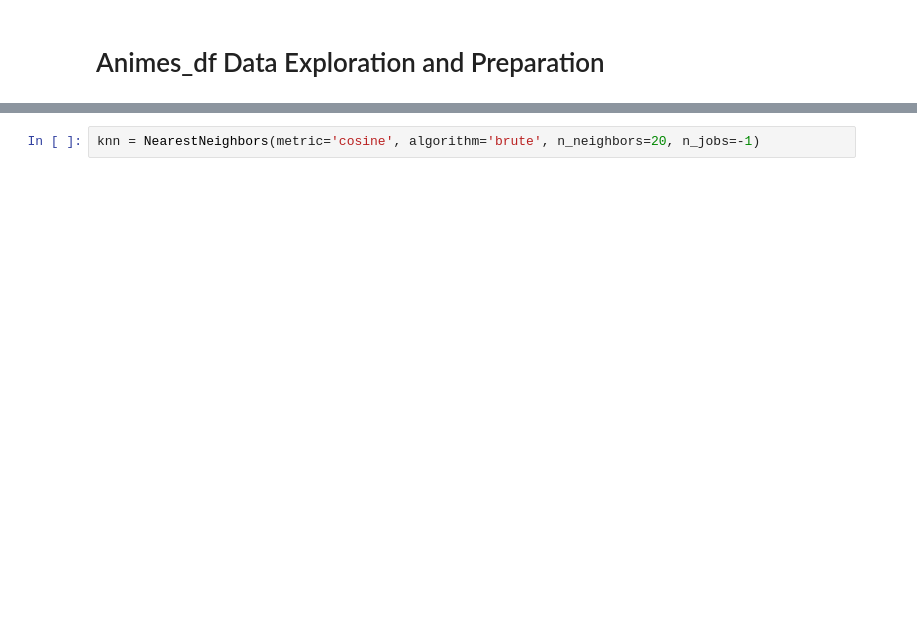
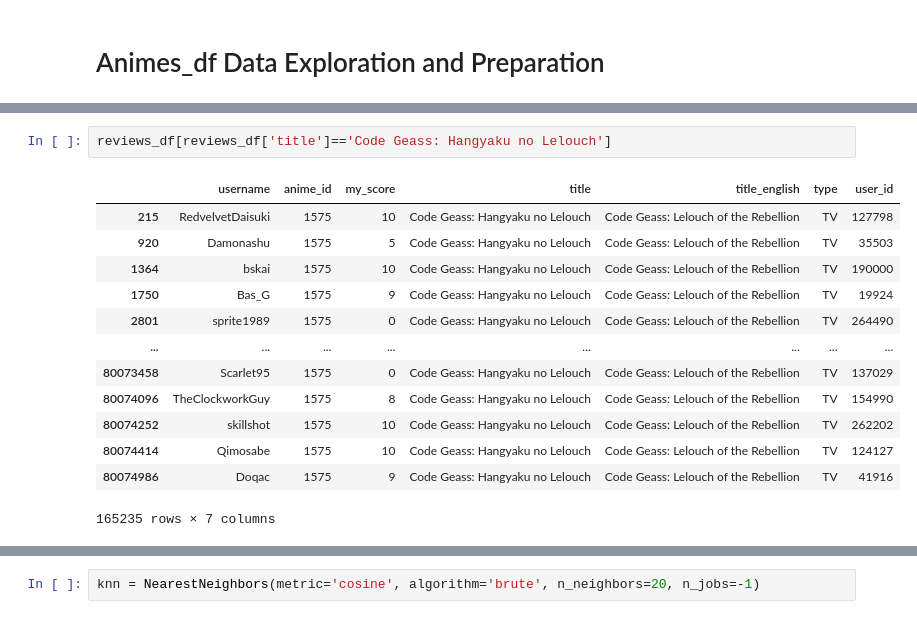
Before and after one commit to RicardoLuisAraujo/Anime_recommender, a Jupyter notebook: notebooks/knn.ipynb, the cells around one changed output, grey strips where cells are left out. Cells and saved outputs as stored; diff of their text form; blank space fills up the shorter version.

```diff
--- a/notebooks/knn.ipynb
+++ b/notebooks/knn.ipynb
@@ -58,0 +126,16 @@ reviews_df[reviews_df['anime_id']==21]
+# %%
+reviews_df[reviews_df['title']=='Code Geass: Hangyaku no Lelouch']
+# %% [output]
+|  | username | anime_id | my_score | title | title_english | type | user_id |
+| 215 | RedvelvetDaisuki | 1575 | 10 | Code Geass: Hangyaku no Lelouch | Code Geass: Lelouch of the Rebellion | TV | 127798 |
+| 920 | Damonashu | 1575 | 5 | Code Geass: Hangyaku no Lelouch | Code Geass: Lelouch of the Rebellion | TV | 35503 |
+| 1364 | bskai | 1575 | 10 | Code Geass: Hangyaku no Lelouch | Code Geass: Lelouch of the Rebellion | TV | 190000 |
+| 1750 | Bas_G | 1575 | 9 | Code Geass: Hangyaku no Lelouch | Code Geass: Lelouch of the Rebellion | TV | 19924 |
+| 2801 | sprite1989 | 1575 | 0 | Code Geass: Hangyaku no Lelouch | Code Geass: Lelouch of the Rebellion | TV | 264490 |
+| ... | ... | ... | ... | ... | ... | ... | ... |
+| 80073458 | Scarlet95 | 1575 | 0 | Code Geass: Hangyaku no Lelouch | Code Geass: Lelouch of the Rebellion | TV | 137029 |
+| 80074096 | TheClockworkGuy | 1575 | 8 | Code Geass: Hangyaku no Lelouch | Code Geass: Lelouch of the Rebellion | TV | 154990 |
+| 80074252 | skillshot | 1575 | 10 | Code Geass: Hangyaku no Lelouch | Code Geass: Lelouch of the Rebellion | TV | 262202 |
+| 80074414 | Qimosabe | 1575 | 10 | Code Geass: Hangyaku no Lelouch | Code Geass: Lelouch of the Rebellion | TV | 124127 |
+| 80074986 | Doqac | 1575 | 9 | Code Geass: Hangyaku no Lelouch | Code Geass: Lelouch of the Rebellion | TV | 41916 |
+165235 rows × 7 columns
```
Also changed, not shown: parts of 29 cells of this notebook.
